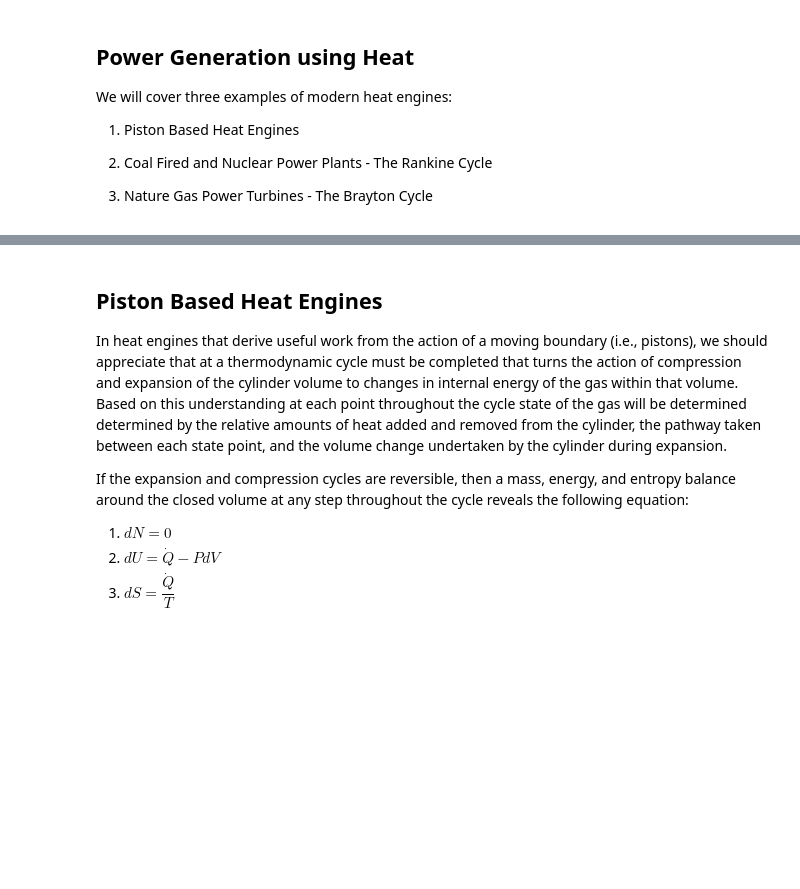
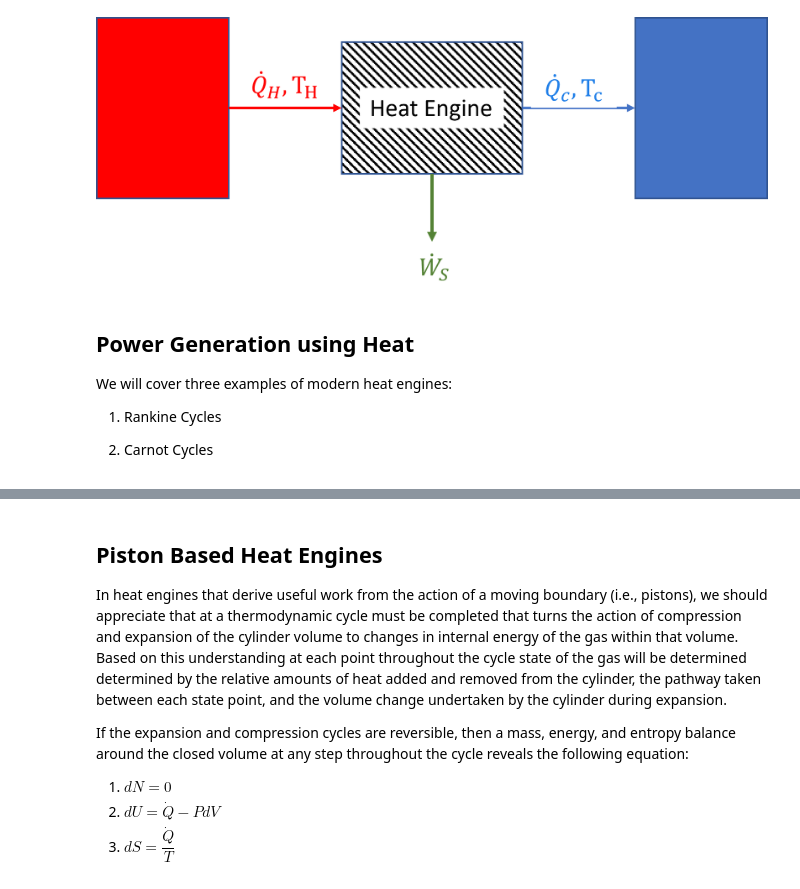
Before and after one commit to richardslaboratory/ChBE211_OER, a Jupyter notebook: _sources/Ch3/3.Heat-Engines.ipynb, the cells around one changed output, grey strips where cells are left out. Drawn from its saved outputs; the diff is of its cells as text; code cells hidden in the pictures; blank space fills up the shorter version.

```diff
--- a/_sources/Ch3/3.Heat-Engines.ipynb
+++ b/_sources/Ch3/3.Heat-Engines.ipynb
@@ -10,10 +7,15 @@ While there are many examples of heat engines, in thermodynamics for chemical en
+# %%
+path = 'C:\\Users\\richa\\OneDrive - Northwestern University\\Northwestern\\Teaching\\Thermodynamics Notes\\Thermodynamics-Notes\\images'
+import os
+from IPython.display import Image
+Image(os.path.join(path, "Heat Engine Reservoir.png"))
+# %% [output]
+[figure, added]
 # %% [markdown]
 ## Power Generation using Heat
 
 We will cover three examples of modern heat engines:
 
-1. Piston Based Heat Engines
+1. Rankine Cycles
 
-2. Coal Fired  and Nuclear Power Plants - The Rankine Cycle
-
-3. Nature Gas Power Turbines - The Brayton Cycle
+2. Carnot Cycles
```
Also changed, not shown: parts of 8 cells of this notebook, 18 other files.
